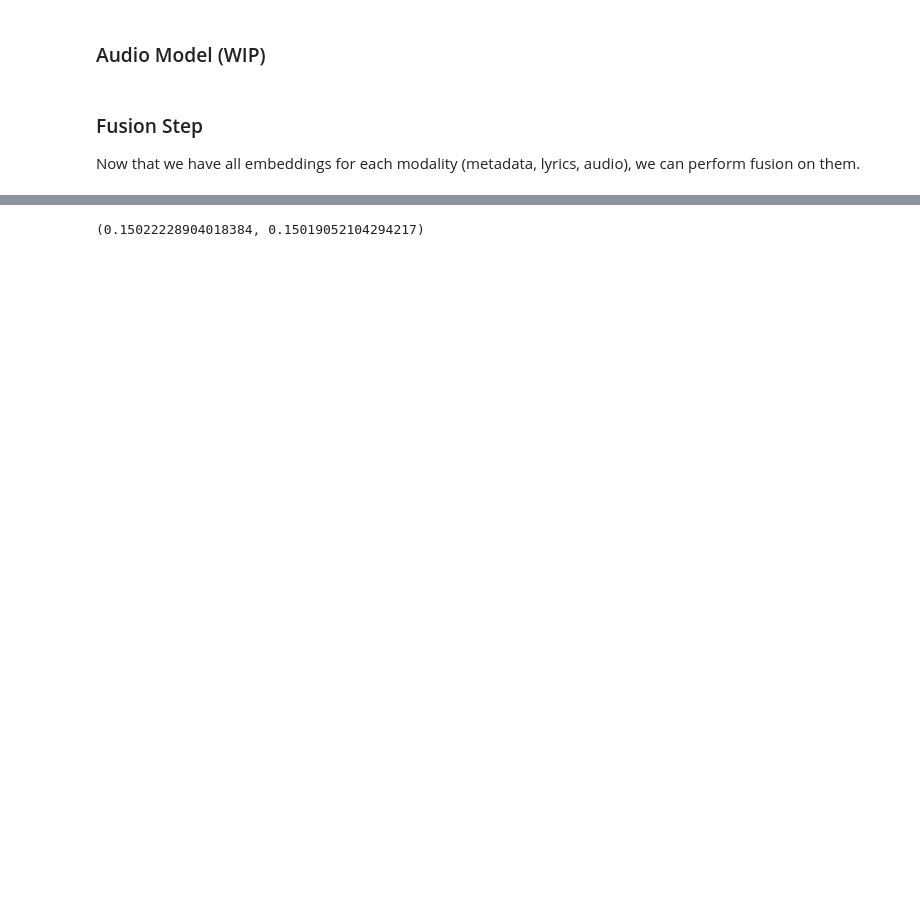
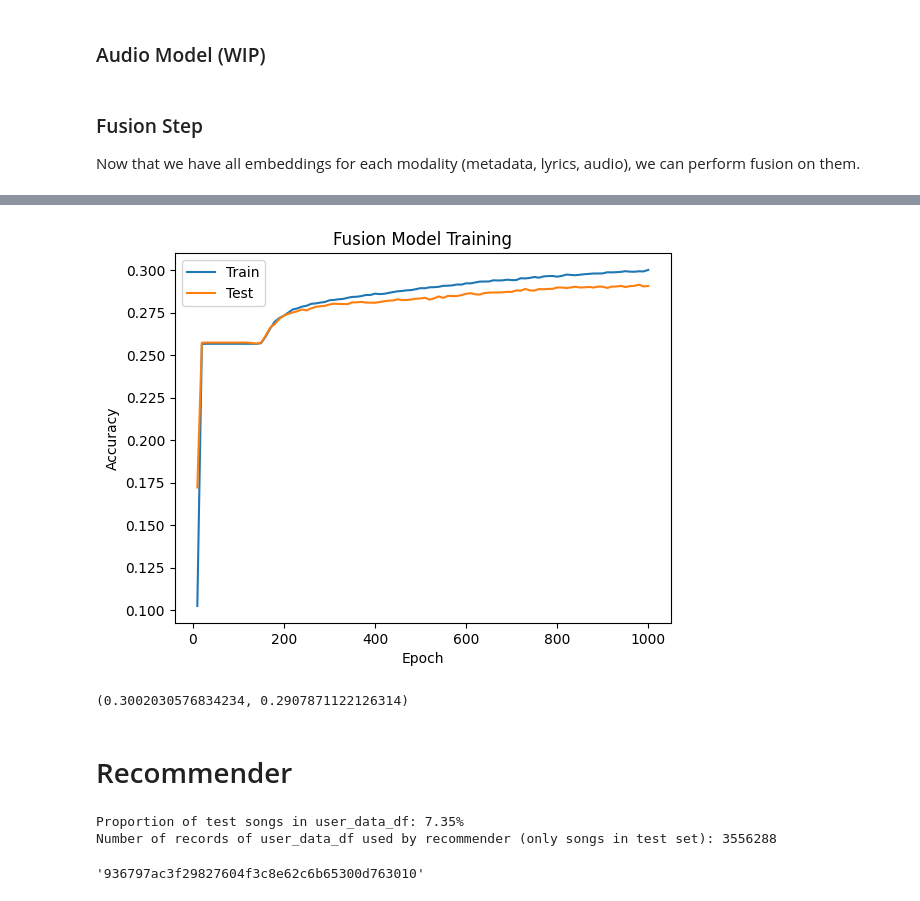
Before and after one commit to dsoman24/multimodal-music-recommender, a Jupyter notebook: full_pipeline.ipynb, the cells around one changed output, grey strips where cells are left out. Cells and saved outputs as stored; diff of their text form; code cells hidden in the pictures; blank space fills up the shorter version.

Commit message:
model architecture and training changes, added recommendation logic

```diff
--- a/full_pipeline.ipynb
+++ b/full_pipeline.ipynb
@@ -181,20 +177,30 @@ test_data = fused_embedding[~train_test_split_mask]
 test_labels = np.array(data_provider.labels_df['cluster'][~train_test_split_mask])
 # %%
 train_config = {
-    'learning_rate': 0.001,
-    'epochs': 1000,
+    'learning_rate': 0.0005,
+    'num_epochs': 1000,
+    'dropout_rate': 0.3,
 }
 trainer = FusionModelTrainer(
     train_data=train_data,
     train_labels=train_labels,
     test_data=test_data,
     test_labels=test_labels,
+    hidden_sizes=[128, 256, 512],
+    num_classes=10,  # make sure this is equal to the number of training classes generated
+    config=train_config,
     debug=False
 )
 # %%
 # Rerun this cell to train the model again.
 trainer.train()
 # %%
-trainer.evaluate()
+trainer.plot_accuracies()
 # %% [output]
-(0.15022228904018384, 0.15019052104294217)
+[figure, added]
+# %%
+trainer.latest_accuracies()
+# %% [output]
+(0.3002030576834234, 0.2907871122126314)
+# %% [markdown]
+# Recommender
@@ -200,0 +220,11 @@ trainer.evaluate()
+# %%
+print(f"Proportion of test songs in user_data_df: {recommender.user_data_df.shape[0] / data_provider.user_data_df.shape[0] * 100:.2f}%")
+print(f"Number of records of user_data_df used by recommender (only songs in test set): {recommender.user_data_df.shape[0]}")
+# %% [output]
+Proportion of test songs in user_data_df: 7.35%
+Number of records of user_data_df used by recommender (only songs in test set): 3556288
+# %%
+user_id = recommender.user_data_df['user_id'].sample().iloc[0]
+user_id
+# %% [output]
+'936797ac3f29827604f3c8e62c6b65300d763010'
```
Also changed, not shown: parts of 12 cells of this notebook, 4 other files.
